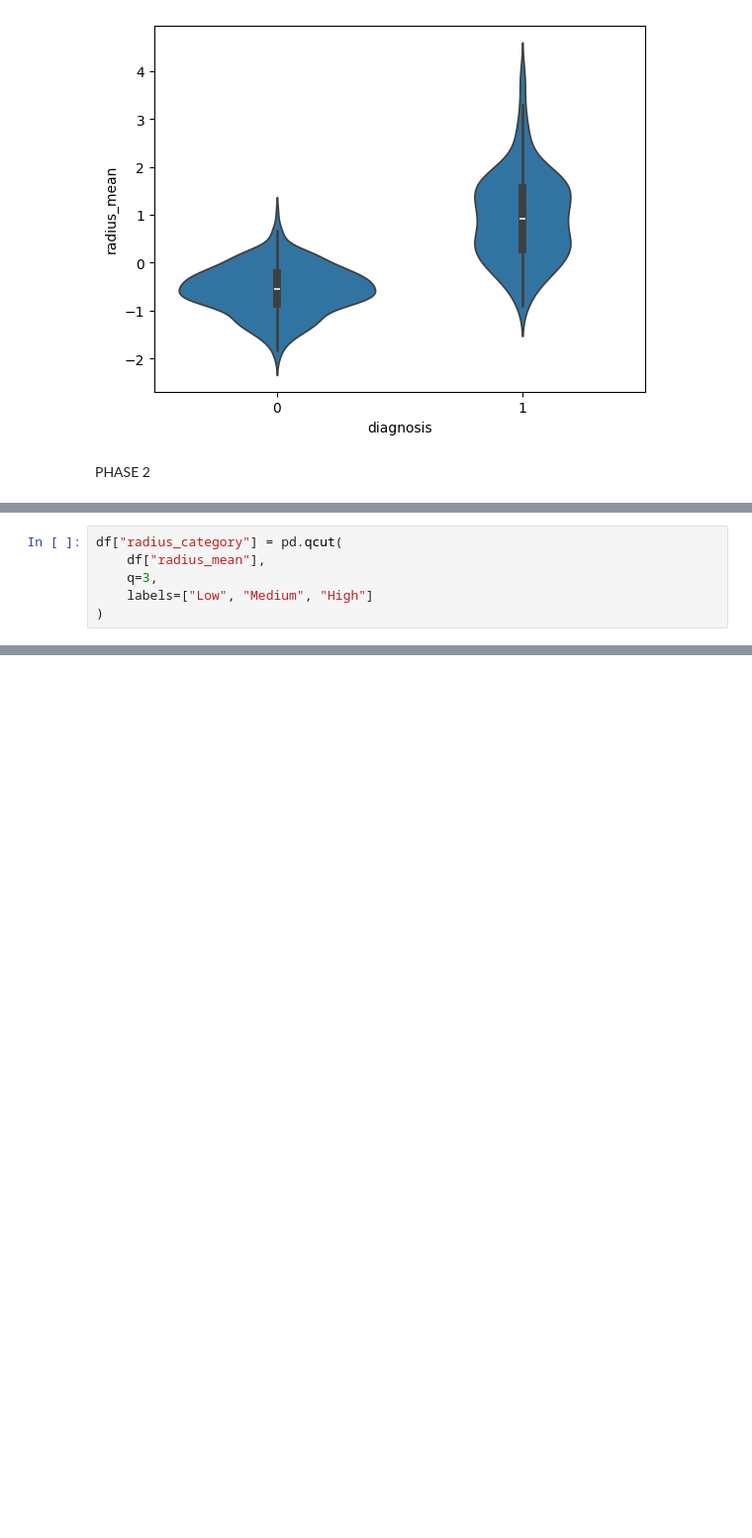
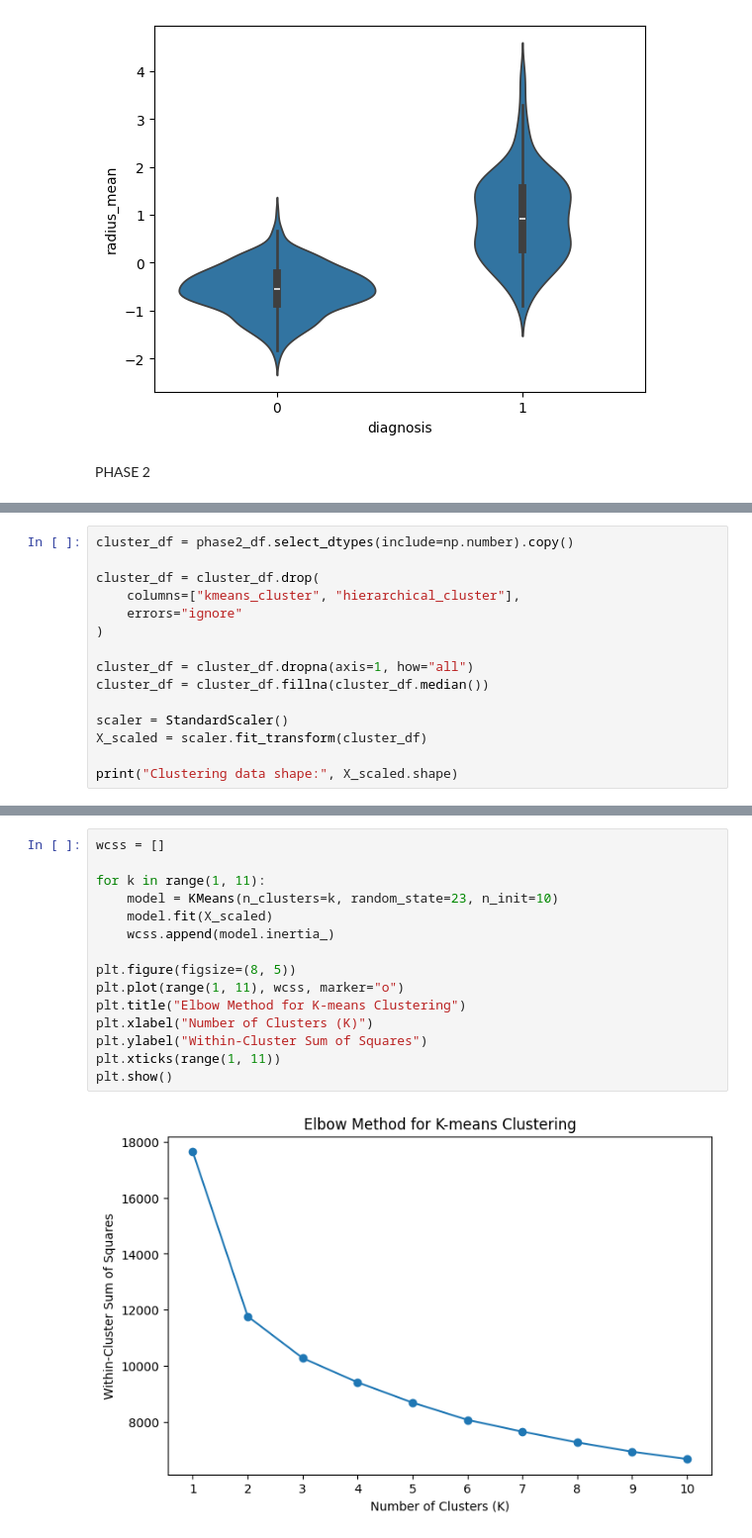
Before and after one commit to sanchi1004/EDA-Course-Project, a Jupyter notebook: Phase1_EDA.ipynb, the cells around one changed output, grey strips where cells are left out. Shown at 99% size. Saved outputs shown, nothing was run; the diff lists cells and outputs as text; blank space fills up the shorter version.

```diff
--- a/Phase1_EDA.ipynb
+++ b/Phase1_EDA.ipynb
@@ -549,6 +339,0 @@ plt.show()
-# %%
-df["radius_category"] = pd.qcut(
-    df["radius_mean"],
-    q=3,
-    labels=["Low", "Medium", "High"]
-)
@@ -1401,0 +731,15 @@ End of all phases
+# %%
+cluster_df = phase2_df.select_dtypes(include=np.number).copy()
+
+cluster_df = cluster_df.drop(
+    columns=["kmeans_cluster", "hierarchical_cluster"],
+    errors="ignore"
+)
+
+cluster_df = cluster_df.dropna(axis=1, how="all")
+cluster_df = cluster_df.fillna(cluster_df.median())
+
+scaler = StandardScaler()
+X_scaled = scaler.fit_transform(cluster_df)
+
+print("Clustering data shape:", X_scaled.shape)
@@ -1401,0 +788,17 @@ End of all phases
+# %%
+wcss = []
+
+for k in range(1, 11):
+    model = KMeans(n_clusters=k, random_state=23, n_init=10)
+    model.fit(X_scaled)
+    wcss.append(model.inertia_)
+
+plt.figure(figsize=(8, 5))
+plt.plot(range(1, 11), wcss, marker="o")
+plt.title("Elbow Method for K-means Clustering")
+plt.xlabel("Number of Clusters (K)")
+plt.ylabel("Within-Cluster Sum of Squares")
+plt.xticks(range(1, 11))
+plt.show()
+# %% [output]
+[figure, added]
```
Also changed, not shown: parts of 84 cells of this notebook.
